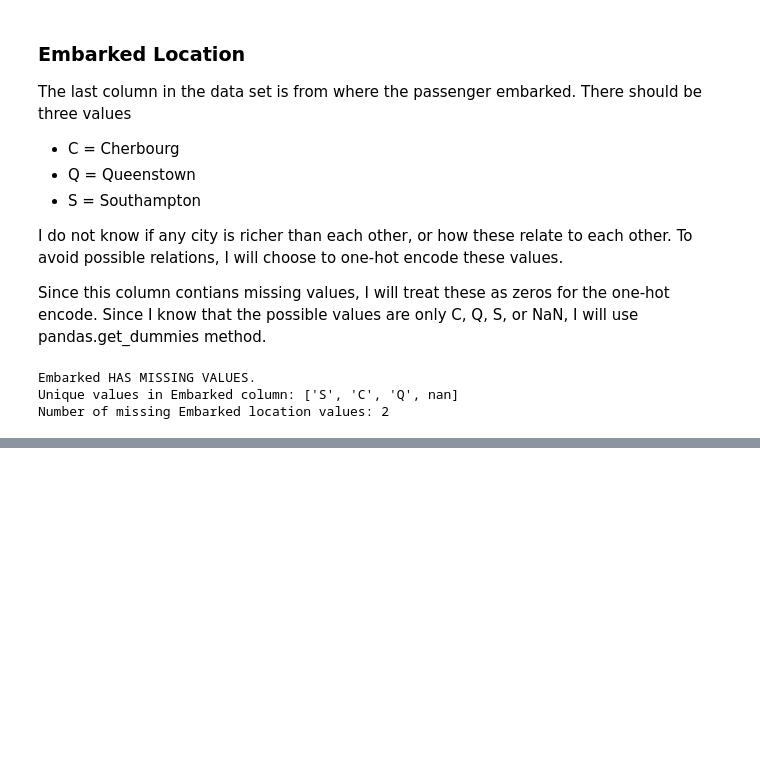
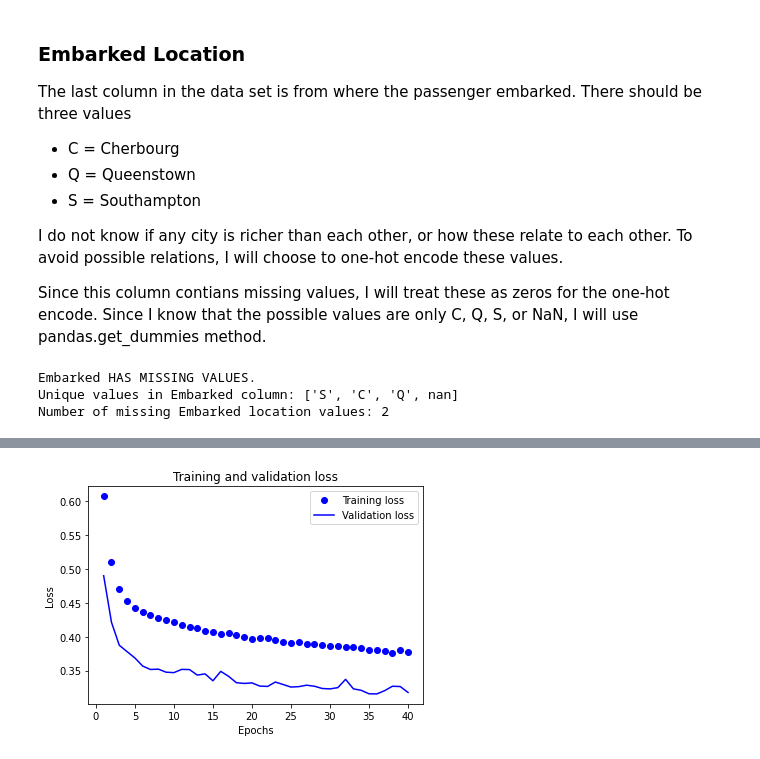
Before and after one commit to CzJLee/Kaggle-Titanic, a Jupyter notebook: titanic.ipynb, the cells around one changed output, grey strips where cells are left out. Saved outputs shown, nothing was run; the diff lists cells and outputs as text; code cells hidden in the pictures; blank space fills up the shorter version.

Commit message:
Completed binary classification model

```diff
--- a/titanic.ipynb
+++ b/titanic.ipynb
@@ -325,0 +305,4 @@ array([ 2.30864198,  0.64758698, 29.69911765,  0.52300786,  0.38159371,
+# %%
+scaler = preprocessing.StandardScaler().fit(train_data)
+train_data_scaled = scaler.transform(train_data)
+test_data_scaled = scaler.transform(test_data)
@@ -325,0 +313,16 @@ array([ 2.30864198,  0.64758698, 29.69911765,  0.52300786,  0.38159371,
+# %%
+model = keras.Sequential([
+  keras.layers.Dense(64, activation='relu'),
+  keras.layers.Dense(64, activation='relu'),
+  keras.layers.Dense(1, activation='sigmoid')
+])
+
+model.compile(optimizer='rmsprop',
+              loss='binary_crossentropy',
+              metrics=['accuracy'])
+
+history = model.fit(train_data_scaled,
+                    train_targets,
+                    epochs=40,
+                    batch_size=32,
+                    validation_split=0.2)
@@ -325,0 +347,17 @@ array([ 2.30864198,  0.64758698, 29.69911765,  0.52300786,  0.38159371,
+# %%
+# Plot training and validation loss
+
+import matplotlib.pyplot as plt
+history_dict = history.history
+loss_values = history_dict['loss']
+val_loss_values = history_dict['val_loss']
+epochs = range(1, len(loss_values) + 1)
+plt.plot(epochs, loss_values, 'bo', label='Training loss')
+plt.plot(epochs, val_loss_values, 'b', label='Validation loss')
+plt.title('Training and validation loss')
+plt.xlabel('Epochs')
+plt.ylabel('Loss')
+plt.legend()
+plt.show()
+# %% [output]
+[figure, added]
```
Also changed, not shown: parts of 12 cells of this notebook.
